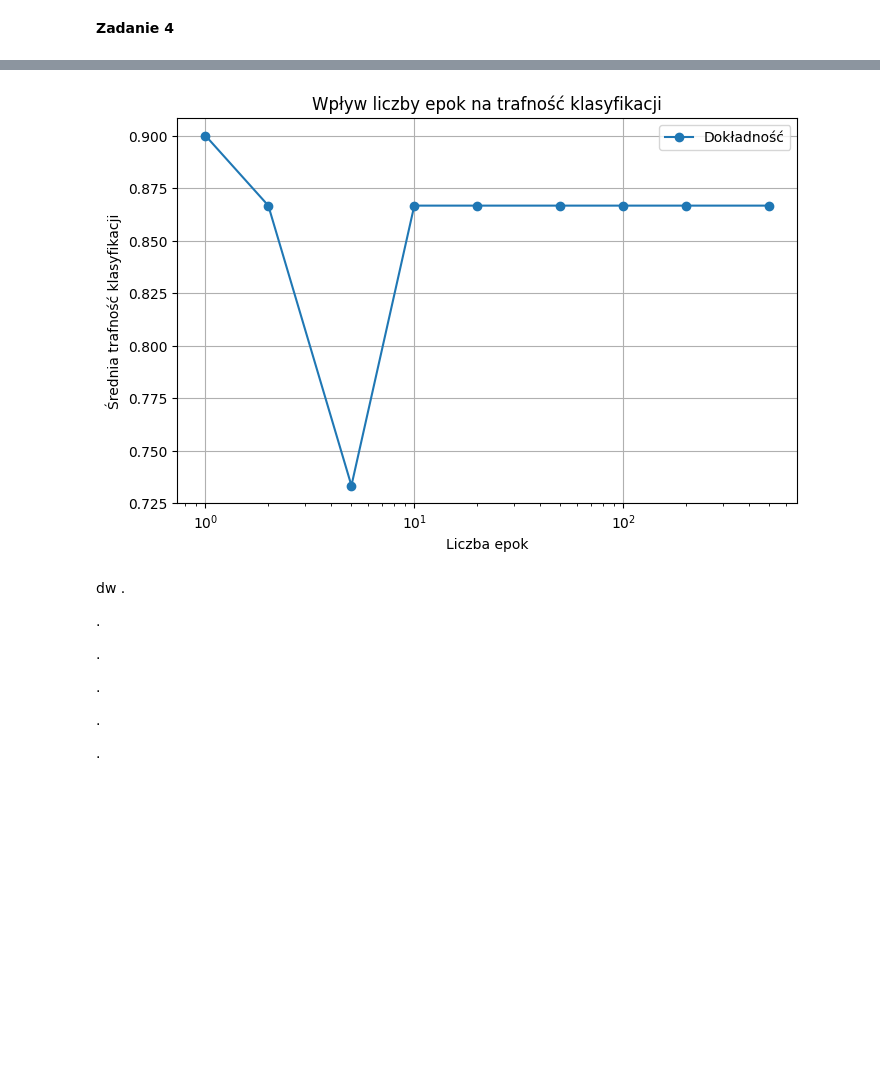
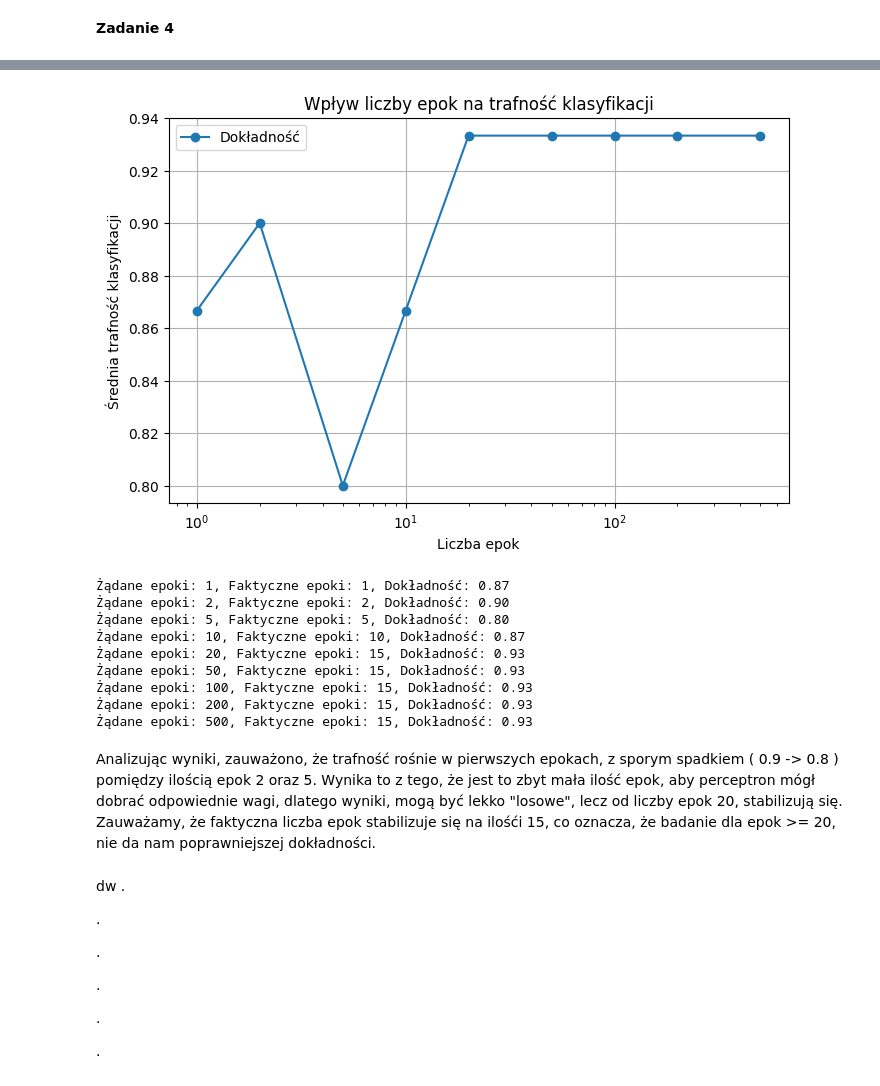
Before and after one commit to nkocjan/computational-intelligence-methods, a Jupyter notebook: lab01/lab01.ipynb, the cells around one changed output, grey strips where cells are left out. Drawn from its saved outputs; the diff is of its cells as text; code cells hidden in the pictures; blank space fills up the shorter version.

```diff
--- a/lab01/lab01.ipynb
+++ b/lab01/lab01.ipynb
@@ -287,39 +311,56 @@ Proszę sprawdzić wpływ ilości epok na poprawność klasyfikacji zbioru irys
 # %%
 X, y = iris.data, iris.target
 
-X_train, X_test, y_train, y_test = train_test_split(X, y, test_size=0.2, random_state=42, stratify=y)
+X_train, X_test, y_train, y_test = train_test_split(X, y, test_size=0.2, stratify=y)
 
 scaler = StandardScaler()
 X_train = scaler.fit_transform(X_train)
 X_test = scaler.transform(X_test)
 
 epochs = [1, 2, 5, 10, 20, 50, 100, 200, 500]
 accuracies = []
 actual_epochs = []
 
 for epoch in epochs:
-    perceptron = Perceptron(max_iter=epoch, tol=1e-10, early_stopping=False, random_state=42)
-    perceptron.fit(X_train, y_train)
+    with warnings.catch_warnings():
+        warnings.simplefilter("ignore", category=ConvergenceWarning)
+
+        perceptron = Perceptron(max_iter=epoch, tol=1e-10, early_stopping=False)
+        perceptron.fit(X_train, y_train)
 
     y_pred = perceptron.predict(X_test)
     accuracy = accuracy_score(y_test, y_pred)
     accuracies.append(accuracy)
 
     actual_epochs.append(perceptron.n_iter_)
 
 plt.figure(figsize=(8, 5))
 plt.plot(epochs, accuracies, marker='o', linestyle='-', label="Dokładność")
 plt.xlabel("Liczba epok")
 plt.ylabel("Średnia trafność klasyfikacji")
 plt.xscale("log")
 plt.title("Wpływ liczby epok na trafność klasyfikacji")
 plt.legend()
 plt.grid(True)
 plt.show()
 
 results_df = pd.DataFrame({"Żądane epoki": epochs, "Faktyczne epoki": actual_epochs, "Dokładność": accuracies})
+
+for epoch, actual, acc in zip(epochs, actual_epochs, accuracies):
+    print(f"Żądane epoki: {epoch}, Faktyczne epoki: {actual}, Dokładność: {acc:.2f}")
 # %% [output]
-[figure, old version]
+[figure, new version]
+Żądane epoki: 1, Faktyczne epoki: 1, Dokładność: 0.87
+Żądane epoki: 2, Faktyczne epoki: 2, Dokładność: 0.90
+Żądane epoki: 5, Faktyczne epoki: 5, Dokładność: 0.80
+Żądane epoki: 10, Faktyczne epoki: 10, Dokładność: 0.87
+Żądane epoki: 20, Faktyczne epoki: 15, Dokładność: 0.93
+Żądane epoki: 50, Faktyczne epoki: 15, Dokładność: 0.93
+Żądane epoki: 100, Faktyczne epoki: 15, Dokładność: 0.93
+Żądane epoki: 200, Faktyczne epoki: 15, Dokładność: 0.93
+Żądane epoki: 500, Faktyczne epoki: 15, Dokładność: 0.93
+# %% [markdown]
+Analizując wyniki, zauważono, że trafność rośnie w pierwszych epokach, z sporym spadkiem ( 0.9 -> 0.8 ) pomiędzy ilością epok 2 oraz 5. Wynika to z tego, że jest to zbyt mała ilość epok, aby perceptron mógł dobrać odpowiednie wagi, dlatego wyniki, mogą być lekko "losowe", lecz od liczby epok 20, stabilizują się. Zauważamy, że faktyczna liczba epok stabilizuje się na ilośći 15, co oznacza, że badanie dla epok >= 20, nie da nam poprawniejszej dokładności.
 # %% [markdown]
 dw
 .
```
Also changed, not shown: parts of 8 cells of this notebook.
